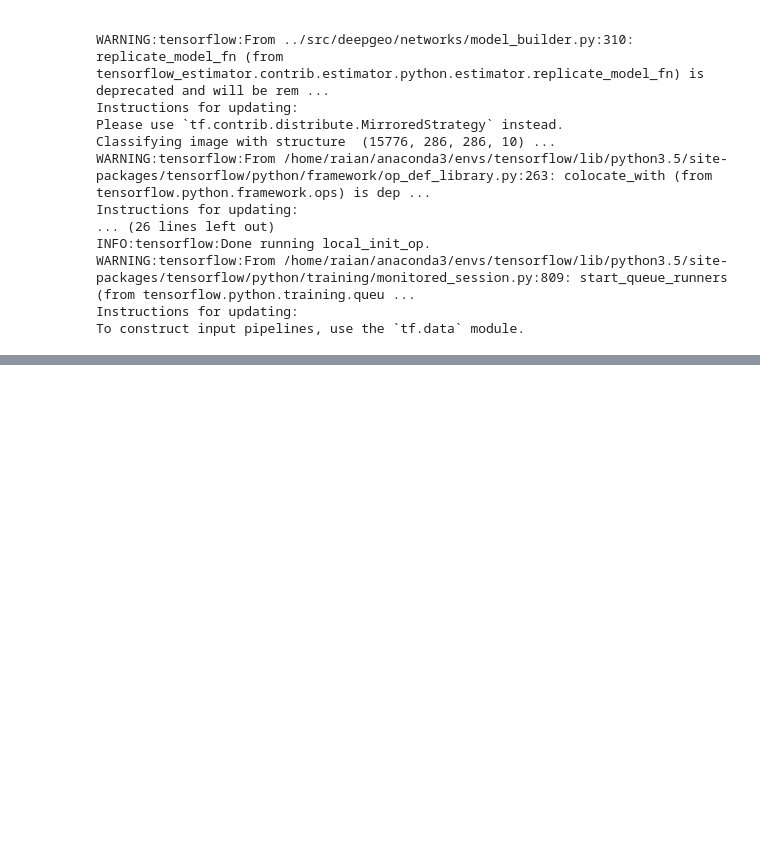
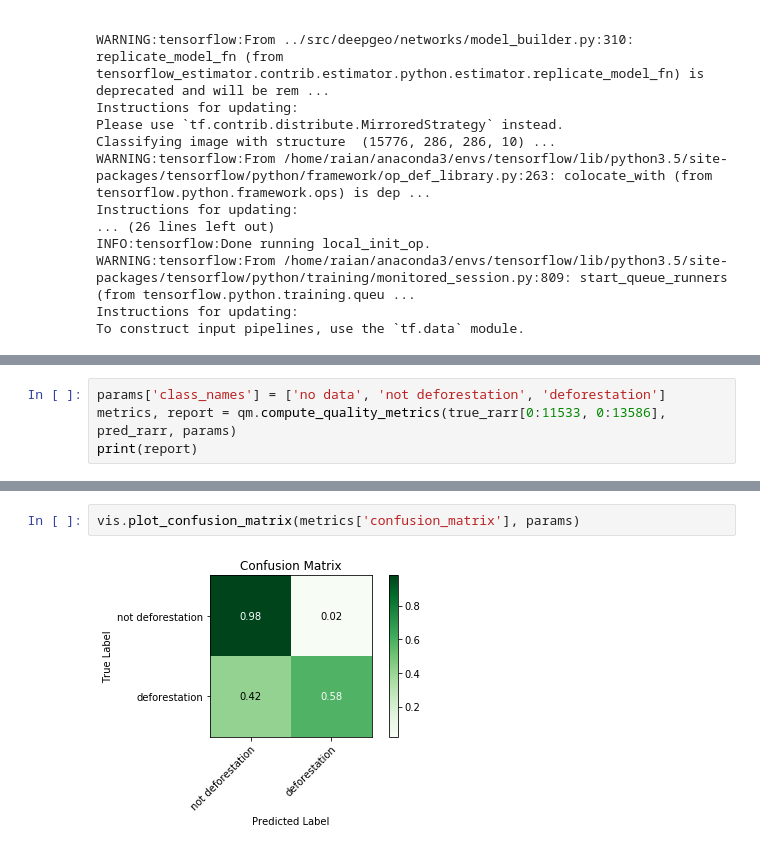
Before and after one commit to rvmaretto/deepgeo, a Jupyter notebook: notebooks/predict_fcn.ipynb, the cells around one changed output, grey strips where cells are left out. Drawn from its saved outputs; the diff is of its cells as text; blank space fills up the shorter version.

```diff
--- a/notebooks/predict_fcn.ipynb
+++ b/notebooks/predict_fcn.ipynb
@@ -83,0 +107,4 @@ vis.plot_labels(rarr, ['no data', 'not deforestation', 'deforestation'], colors=
+# %%
+params['class_names'] = ['no data', 'not deforestation', 'deforestation']
+metrics, report = qm.compute_quality_metrics(true_rarr[0:11533, 0:13586], pred_rarr, params)
+print(report)
@@ -83,0 +129,4 @@ vis.plot_labels(rarr, ['no data', 'not deforestation', 'deforestation'], colors=
+# %%
+vis.plot_confusion_matrix(metrics['confusion_matrix'], params)
+# %% [output]
+[figure, added]
```
Also changed, not shown: parts of 12 cells of this notebook, 2 other files.
